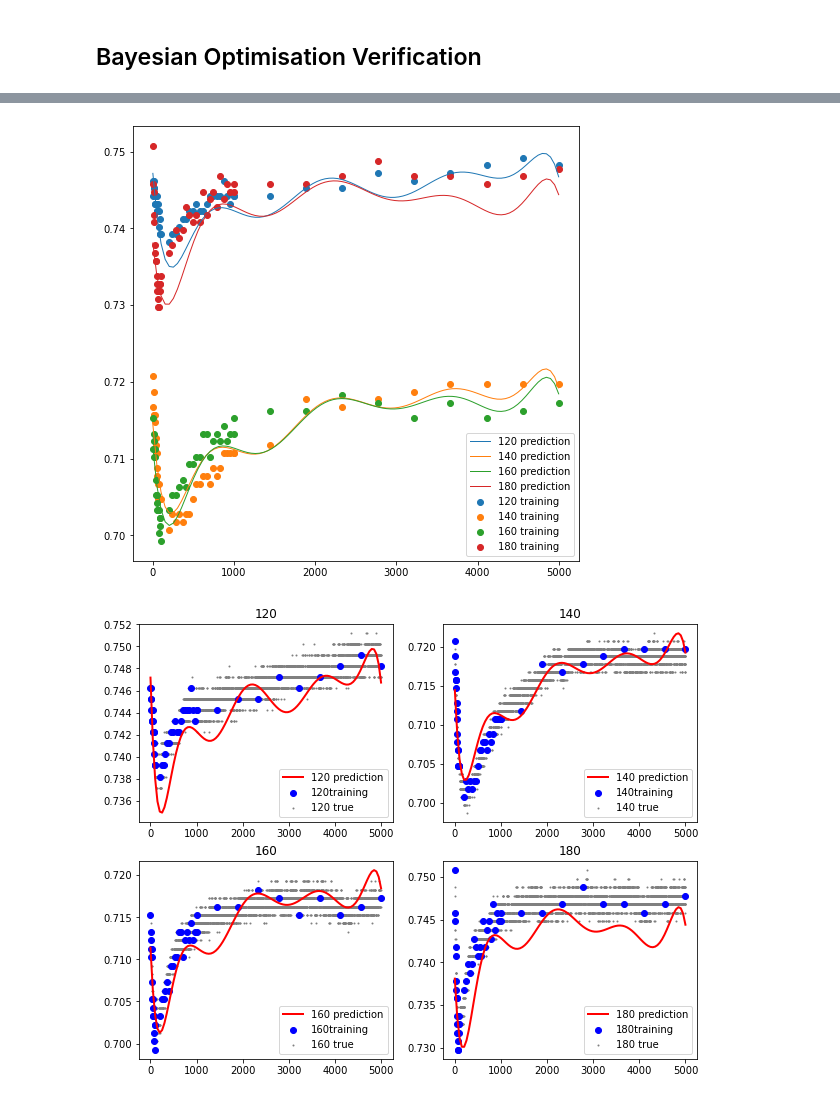
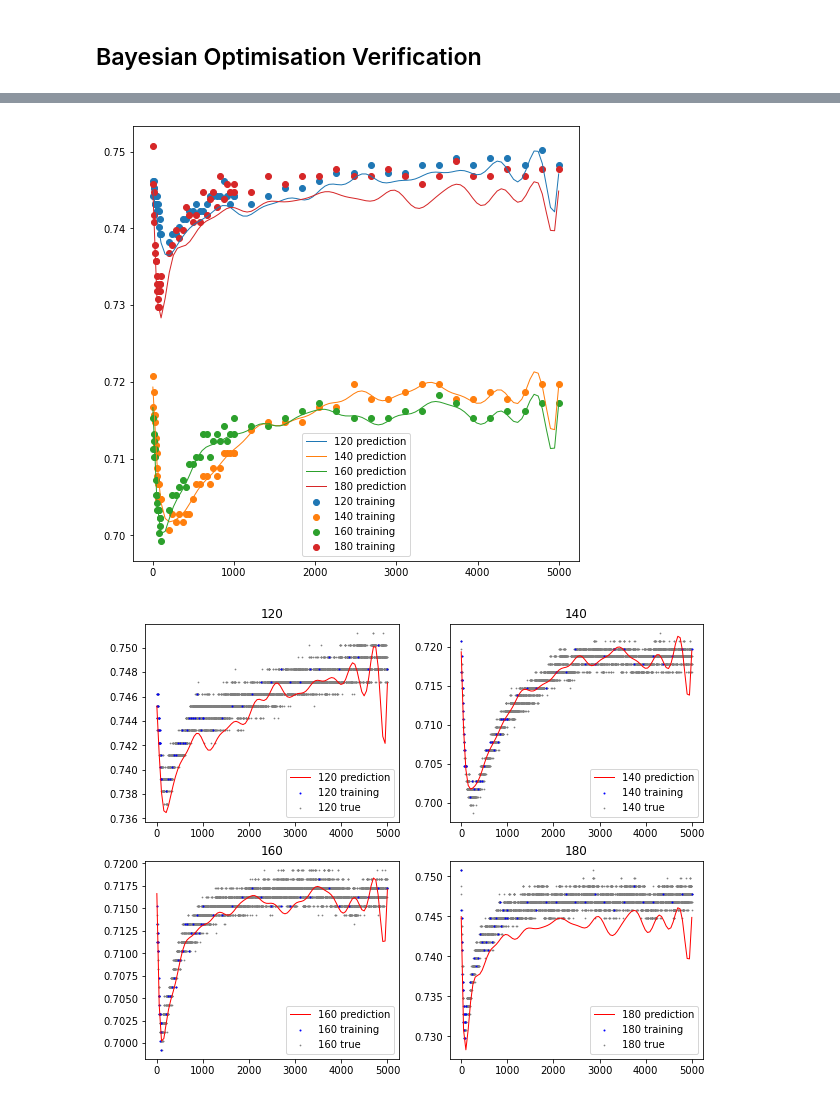
Before and after one commit to michelleliu1027/Bayesian_PV, a Jupyter notebook: BO_2d.ipynb, the cells around one changed output, grey strips where cells are left out. Drawn from its saved outputs; the diff is of its cells as text; code cells hidden in the pictures.

Commit message:
feat(2d): new indexing method

```diff
--- a/BO_2d.ipynb
+++ b/BO_2d.ipynb
@@ -34,7 +34,7 @@ for temp in list_temp:
 # %%
 ### Data setup
 # NUM_OF_DATA_POINTS must be an even number
-NUM_OF_DATA_POINTS = 50
+NUM_OF_DATA_POINTS = 60
 NUM_OF_PLOT_POINTS = 100
 ### Kernel setting and prediction
 LOWEST_NOISE_LEVEL = 1e-16
@@ -51,9 +51,14 @@ X_num = np.hstack([np.linspace(0,999,num=int(3*NUM_OF_DATA_POINTS/4),dtype=int),
 #                     np.linspace(1000,4999,num=int(NUM_OF_DATA_POINTS/4),dtype=int)])
 
 # Data setup with 2/5 in 0-99, 2/5 in 100-999, 1/5 1000-4999
-X_num = np.hstack([ np.linspace(0,99,num=int(NUM_OF_DATA_POINTS*2/5),dtype=int),
-                    np.linspace(199,999,num=int(NUM_OF_DATA_POINTS*2/5),dtype=int),
-                    np.linspace(1000,4999,num=int(NUM_OF_DATA_POINTS*1/5),dtype=int)])
+# X_num = np.hstack([ np.linspace(0,99,num=int(NUM_OF_DATA_POINTS*2/5),dtype=int),
+#                     np.linspace(199,999,num=int(NUM_OF_DATA_POINTS*2/5),dtype=int),
+#                     np.linspace(1000,4999,num=int(NUM_OF_DATA_POINTS*1/5),dtype=int)])
+
+# Data setup with 1/3 each in 0-99, 100-999, 1000-4999
+X_num = np.hstack([ np.linspace(0,99,num=int(NUM_OF_DATA_POINTS/3),dtype=int),
+                    np.linspace(199,999,num=int(NUM_OF_DATA_POINTS/3),dtype=int),
+                    np.linspace(1000,4999,num=int(NUM_OF_DATA_POINTS/3),dtype=int)])
 
 # Data setup with  points evenly spread
 # X_num = np.linspace(0,4999,num=int(NUM_OF_DATA_POINTS),dtype=int)
@@ -94,8 +99,9 @@ for temp in temp_list:
 
 # print("Learned kernel", best_gp)
 # %%
-gp = GaussianProcessRegressor(alpha= 1e-5, kernel=1.0 * RBF(length_scale = 0.27,length_scale_bounds=[0,1e5])
+gp = GaussianProcessRegressor(alpha= 3e-7, kernel=1.0 * RBF(length_scale = 0.27,length_scale_bounds=[0,1e5])
                                 + WhiteKernel(noise_level=1e-16,noise_level_bounds=(1e-15,1e-11)))
 gp.fit(X,Y)
 print(gp)
+print(NUM_OF_DATA_POINTS,'data points')
 # %% [output]
@@ -142,23 +155,23 @@ for temp in temp_list:
 plt.legend()
 plt.show()
 # %% [output]
-[figure, old version]
+[figure, new version]
 # %%
 i = 1
 j = NUM_OF_DATA_POINTS
 k = 0
 fig = plt.figure(figsize=(10,8))
 plot_index = 1
 for temp in temp_list:
-    plt.subplot(2,2,plot_index),plt.plot(x1,Zp[:,i],label = str(temp)+' prediction',c='red',lw=2,zorder=3),
-    plt.scatter (X_num,Y[j-NUM_OF_DATA_POINTS:j],label = str(temp)+'training',c='blue',zorder=2),
-    plt.scatter(X_,y_normal[k:k+5000],label = str(temp)+' true',s=1,c='grey',zorder=1),
+    plt.subplot(2,2,plot_index),plt.plot(x1,Zp[:,i],label = str(temp)+' prediction',c='red',lw=1,zorder=3),
+    plt.scatter (X_num,Y[j-NUM_OF_DATA_POINTS:j],label = str(temp)+' training',c='blue',zorder=2,s=1),
+    plt.scatter(X_,y_normal[k:k+5000],label = str(temp)+' true',s=0.5,c='grey',zorder=1),
     plt.title(str(temp)),plt.legend(),plt.tight_layout
-
+    # plt.ylim(0.69,0.76),
     i += int(NUM_OF_PLOT_POINTS/3-1)
     j += NUM_OF_DATA_POINTS
     k+=5000
     plot_index+=1
 plt.show()
 # %% [output]
-[figure, old version]
+[figure, new version]
```
Also changed, not shown: parts of 3 cells of this notebook.
